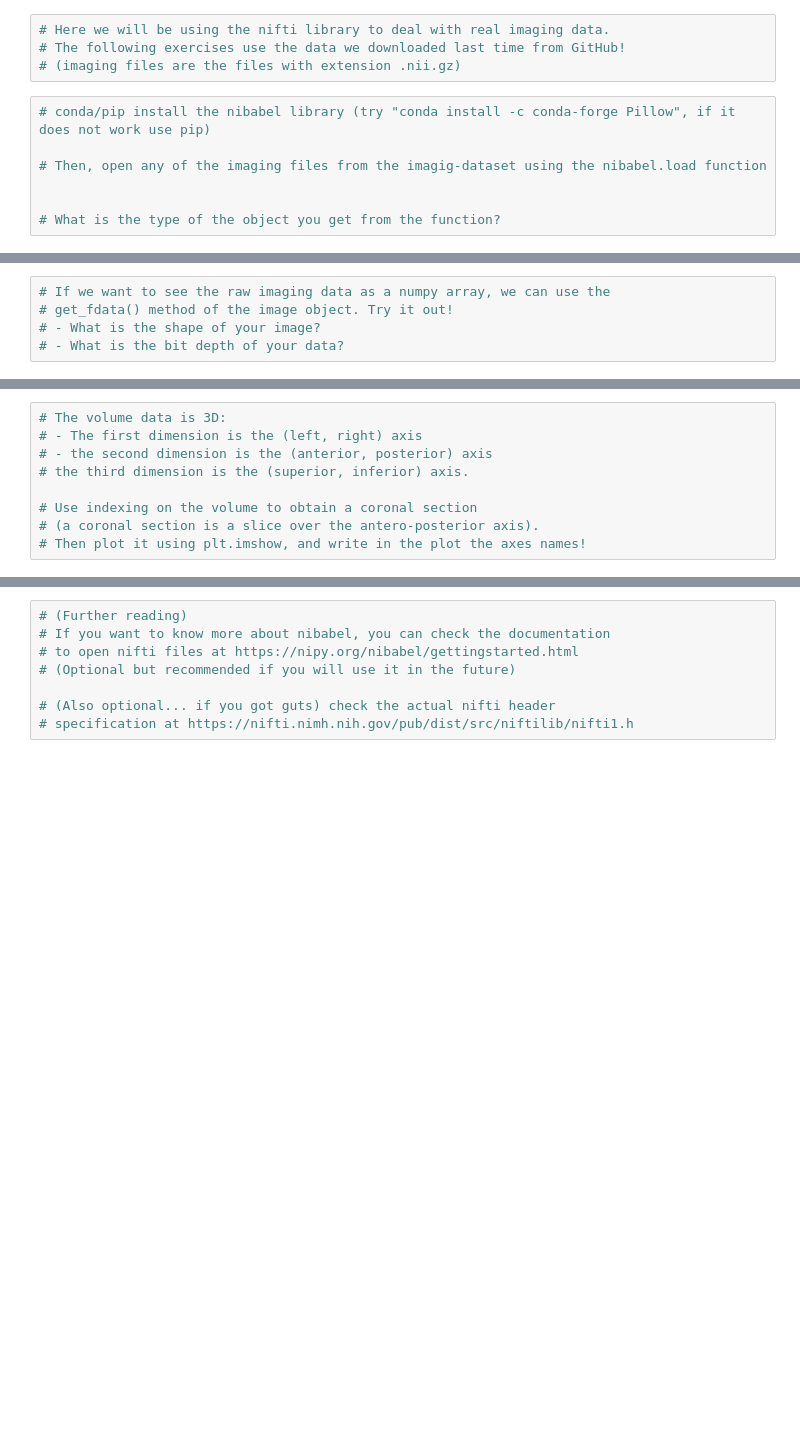
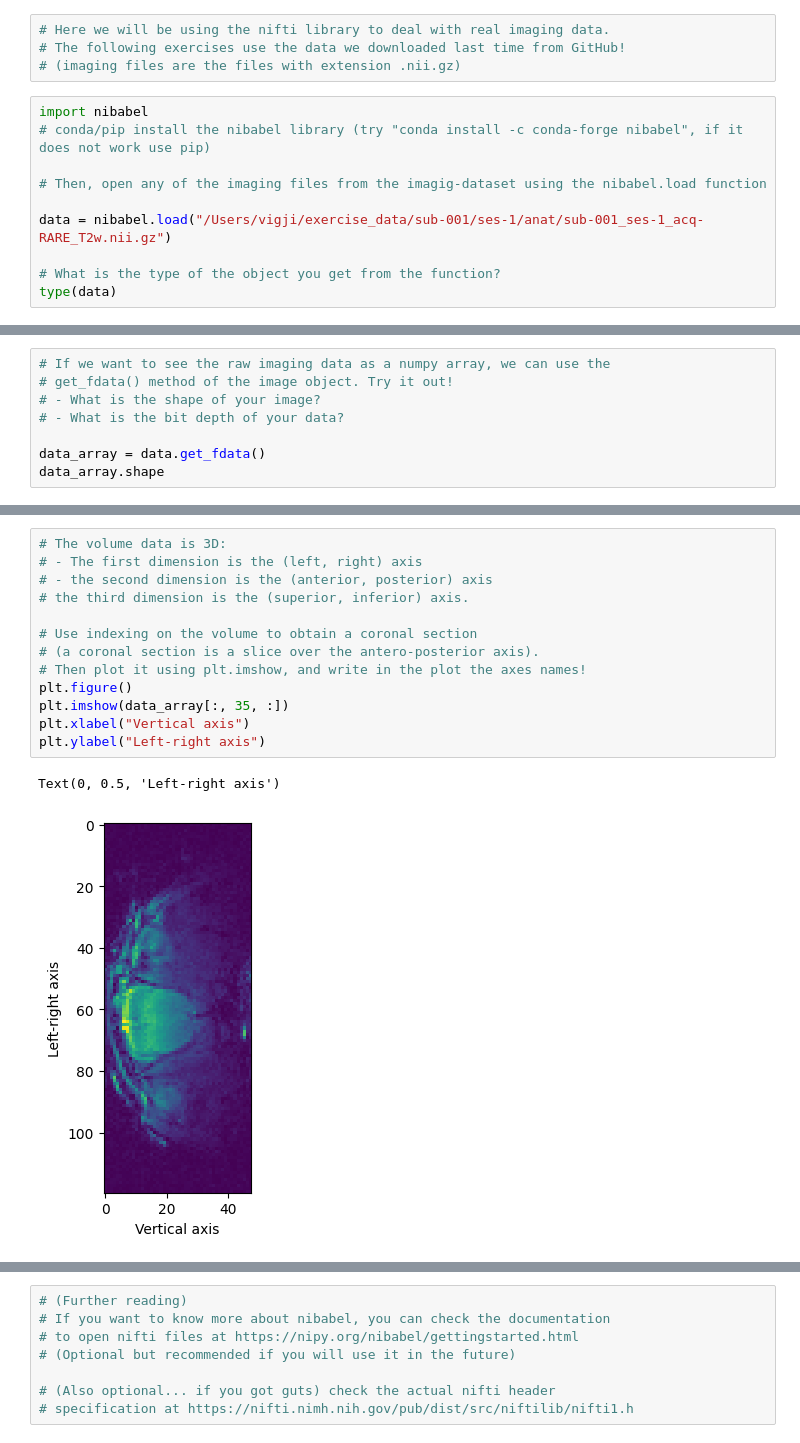
Before and after one commit to vigji/python-cimec-2023, a Jupyter notebook: practicals/Practicals_2.2.ipynb, the cells around one changed output, grey strips where cells are left out. Drawn from its saved outputs; the diff is of its cells as text; blank space fills up the shorter version.

```diff
--- a/practicals/Practicals_2.2.ipynb
+++ b/practicals/Practicals_2.2.ipynb
@@ -18,9 +30,12 @@ Download this practicals file on your computer and fill it out using your local
 # The following exercises use the data we downloaded last time from GitHub!
 # (imaging files are the files with extension .nii.gz)
 # %%
-# conda/pip install the nibabel library (try "conda install -c conda-forge Pillow", if it does not work use pip)
+import nibabel
+# conda/pip install the nibabel library (try "conda install -c conda-forge nibabel", if it does not work use pip)
 
 # Then, open any of the imaging files from the imagig-dataset using the nibabel.load function
 
+data = nibabel.load("/Users/vigji/exercise_data/sub-001/ses-1/anat/sub-001_ses-1_acq-RARE_T2w.nii.gz")
 
 # What is the type of the object you get from the function?
+type(data)
@@ -32,3 +69,6 @@ Download this practicals file on your computer and fill it out using your local
 # get_fdata() method of the image object. Try it out!
 # - What is the shape of your image?
 # - What is the bit depth of your data?
+
+data_array = data.get_fdata()
+data_array.shape
@@ -35,11 +81,18 @@ Download this practicals file on your computer and fill it out using your local
 # %%
 # The volume data is 3D:
 # - The first dimension is the (left, right) axis
 # - the second dimension is the (anterior, posterior) axis
 # the third dimension is the (superior, inferior) axis.
 
 # Use indexing on the volume to obtain a coronal section
 # (a coronal section is a slice over the antero-posterior axis).
 # Then plot it using plt.imshow, and write in the plot the axes names!
+plt.figure()
+plt.imshow(data_array[:, 35, :])
+plt.xlabel("Vertical axis")
+plt.ylabel("Left-right axis")
+# %% [output]
+Text(0, 0.5, 'Left-right axis')
+[figure, added]
 # %%
 # Show the histogram of the slice data:
```
Also changed, not shown: parts of 11 cells of this notebook, 4 other files.
